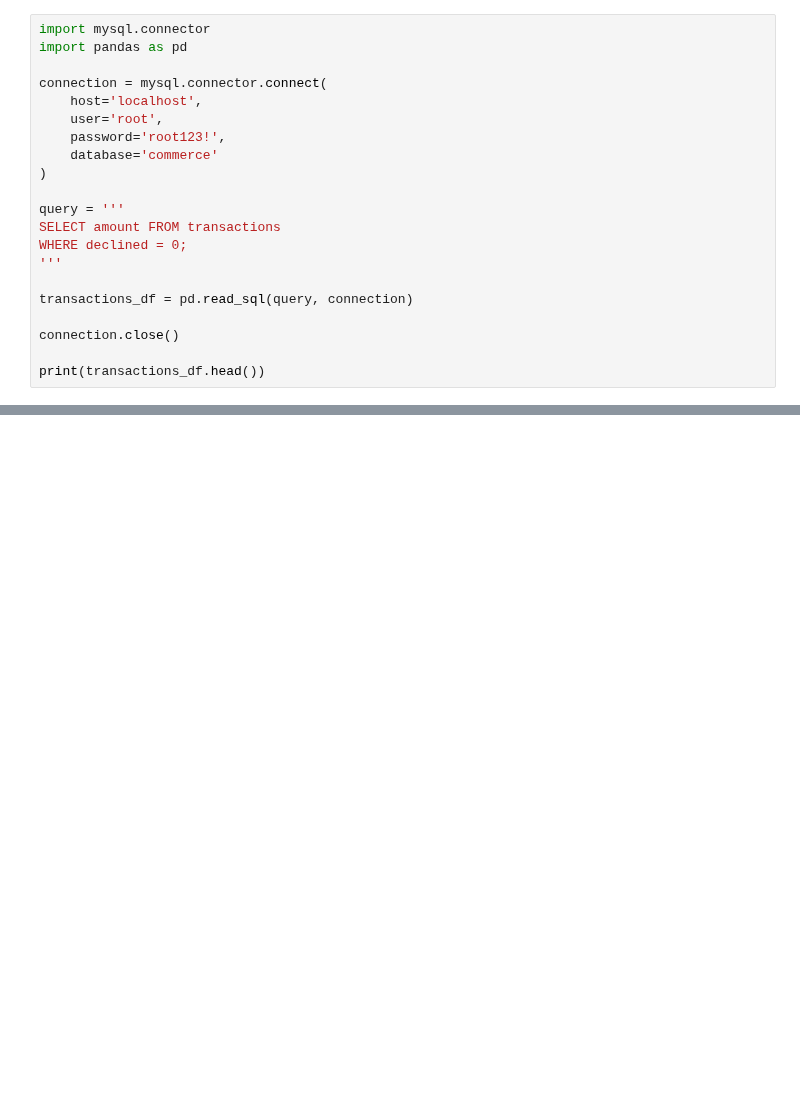
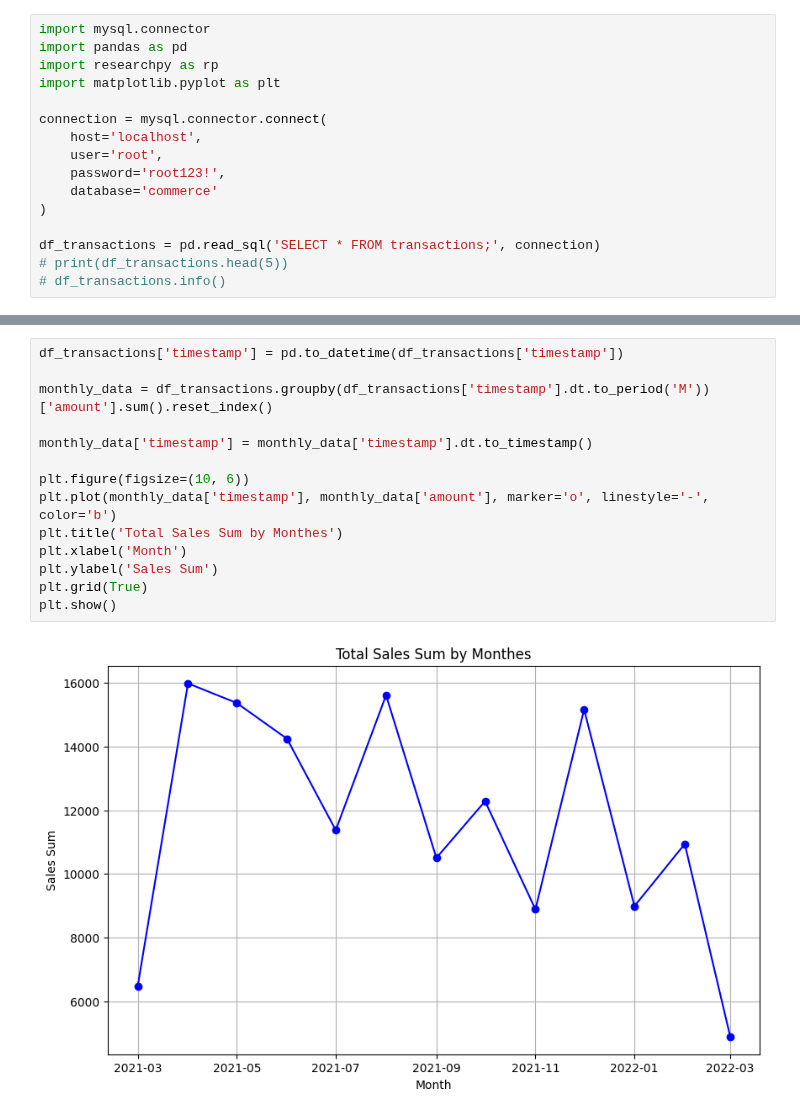
Before and after one commit to leocareer/DA_specialization, a Jupyter notebook: Sprint_08/S8_01.ipynb, the cells around one changed output, grey strips where cells are left out. Drawn from its saved outputs; the diff is of its cells as text; blank space fills up the shorter version.

```diff
--- a/Sprint_08/S8_01.ipynb
+++ b/Sprint_08/S8_01.ipynb
@@ -34,6 +1,8 @@ Connection closed
 # %%
 import mysql.connector
 import pandas as pd
+import researchpy as rp
+import matplotlib.pyplot as plt
 
 connection = mysql.connector.connect(
     host='localhost',
@@ -42,13 +11,6 @@ connection = mysql.connector.connect(
     database='commerce'
 )
 
-query = '''
-SELECT amount FROM transactions
-WHERE declined = 0;
-'''
-
-transactions_df = pd.read_sql(query, connection)
-
-connection.close()
-
-print(transactions_df.head())
+df_transactions = pd.read_sql('SELECT * FROM transactions;', connection)
+# print(df_transactions.head(5))
+# df_transactions.info()
@@ -106,0 +17,16 @@ plt.show()
+# %%
+df_transactions['timestamp'] = pd.to_datetime(df_transactions['timestamp'])
+
+monthly_data = df_transactions.groupby(df_transactions['timestamp'].dt.to_period('M'))['amount'].sum().reset_index()
+
+monthly_data['timestamp'] = monthly_data['timestamp'].dt.to_timestamp()
+
+plt.figure(figsize=(10, 6))
+plt.plot(monthly_data['timestamp'], monthly_data['amount'], marker='o', linestyle='-', color='b')
+plt.title('Total Sales Sum by Monthes')
+plt.xlabel('Month')
+plt.ylabel('Sales Sum')
+plt.grid(True)
+plt.show()
+# %% [output]
+[figure, added]
```
Also changed, not shown: parts of 6 cells of this notebook.
